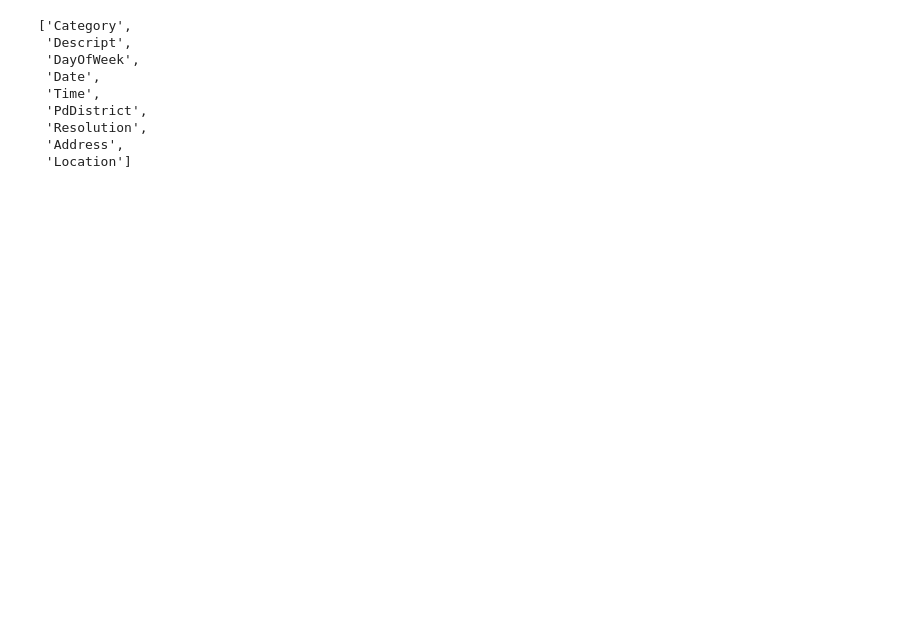
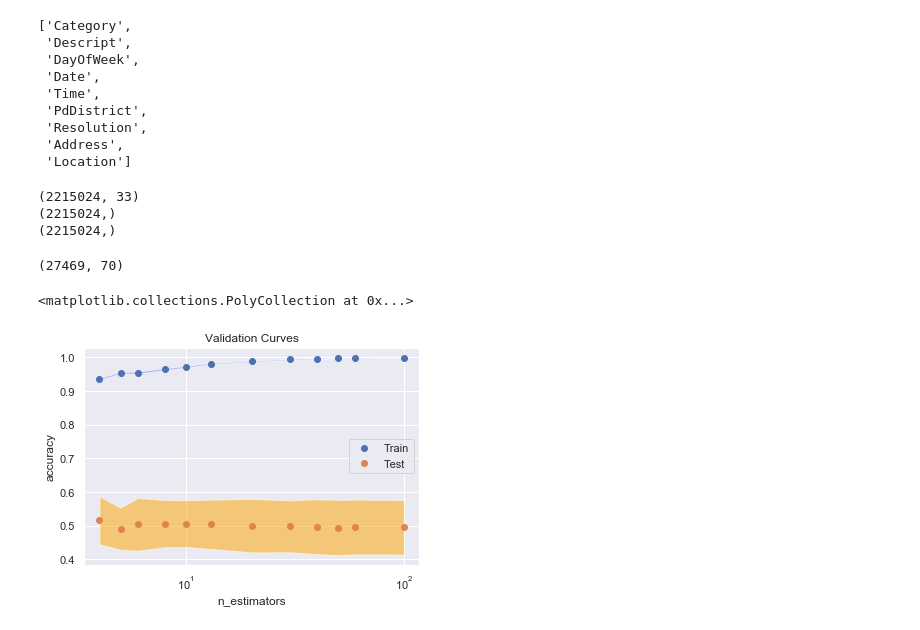
Before and after one commit to daericks/datasf, a Jupyter notebook: notebooks/initial_exploration-RandomForestClassifier.ipynb, the cells around one changed output. Drawn from its saved outputs; the diff is of its cells as text; code cells hidden in the pictures; blank space fills up the shorter version.

```diff
--- a/notebooks/initial_exploration-RandomForestClassifier.ipynb
+++ b/notebooks/initial_exploration-RandomForestClassifier.ipynb
@@ -246,6 +246,18 @@ df.columns[df.dtypes == 'object'].to_list()
  'Resolution',
  'Address',
  'Location']
+# %%
+print(df.shape)
+print(df['Resolution'].dropna(axis=0).shape)
+print(df['Resolution'].shape)
+# %% [output]
+(2215024, 33)
+(2215024,)
+(2215024,)
+# %%
+X.shape
+# %% [output]
+(27469, 70)
 # %%
 from sklearn.ensemble import RandomForestClassifier
 from sklearn.model_selection import validation_curve
@@ -253,21 +265,16 @@ from sklearn.metrics import accuracy_score
 from sklearn.metrics import confusion_matrix
 
 def make_Xy_RF(df, ylabel='Resolution'):
-    y = df['Resolution']
+    df1 = df.dropna(axis=0) #Drop rows w/ NA
+    y = df1[ylabel]
 
     drop_cols = [ylabel, 'IncidntNum', 'Location', 'Address', 'Descript', 'Date', 'Time']
-    df1 = df.drop(drop_cols, axis=1)
-    # df1 = df1.dropna(axis=0)
+        # May also want to drop ':@computed_region_' cols, which have lots of NaNs
+    drop_cols
+    df1 = df1.drop(drop_cols, axis=1)
+    print(df1.columns)
     dummies_cols = df1.columns[df1.dtypes == 'object'].to_list()
     df1 = pd.get_dummies(df1, columns=dummies_cols)
     X = df1.loc[:,:].values
     X_cols = df1.loc[:,:].columns
     return X, y, X_cols
-
-X, y, X_cols = make_Xy_RF(df, ylabel='Resolution')
-model = RandomForestClassifier(n_estimators=100, n_jobs=-1)
-
-param_range=[4,5,6,8,10,13,20,30,40,50,60,100]
-train_scores_vc, test_scores_vc = \
-    validation_curve(estimator=model, X=X, y=y, param_name="n_estimators", param_range=param_range, \
-                     cv=10, n_jobs=-1, scoring='accuracy')
@@ -274,18 +289,21 @@ train_scores_vc, test_scores_vc = \
 # %%
 train_scores_mean = np.mean(train_scores_vc, axis=1)
 train_scores_std = np.std(train_scores_vc, axis=1)
 test_scores_mean = np.mean(test_scores_vc, axis=1)
 test_scores_std = np.std(test_scores_vc, axis=1)
 
 ax = plt.figure()
 plt.plot(param_range,train_scores_mean,'o',label="Train")
 plt.plot(param_range,test_scores_mean,'o',label="Test")
 plt.xlabel("n_estimators")
 plt.ylabel("accuracy")
 plt.title("Validation Curves")
 plt.legend(loc="best")
 plt.xscale('log')
-ax.fill_between(param_range, train_scores_mean+train_scores_std, train_scores_mean+train_scores_std,
+plt.fill_between(param_range, train_scores_mean+train_scores_std, train_scores_mean-train_scores_std,
                 facecolor='blue', alpha=0.5)
-ax.fill_between(param_range, test_scores_mean+test_scores_std, test_scores_mean+test_scores_std,
-                facecolor='red', alpha=0.5)
+plt.fill_between(param_range, test_scores_mean+test_scores_std, test_scores_mean-test_scores_std,
+                facecolor='orange', alpha=0.5)
+# %% [output]
+<matplotlib.collections.PolyCollection at 0x...>
+[figure, added]
```
Also changed, not shown: parts of 13 cells of this notebook.
